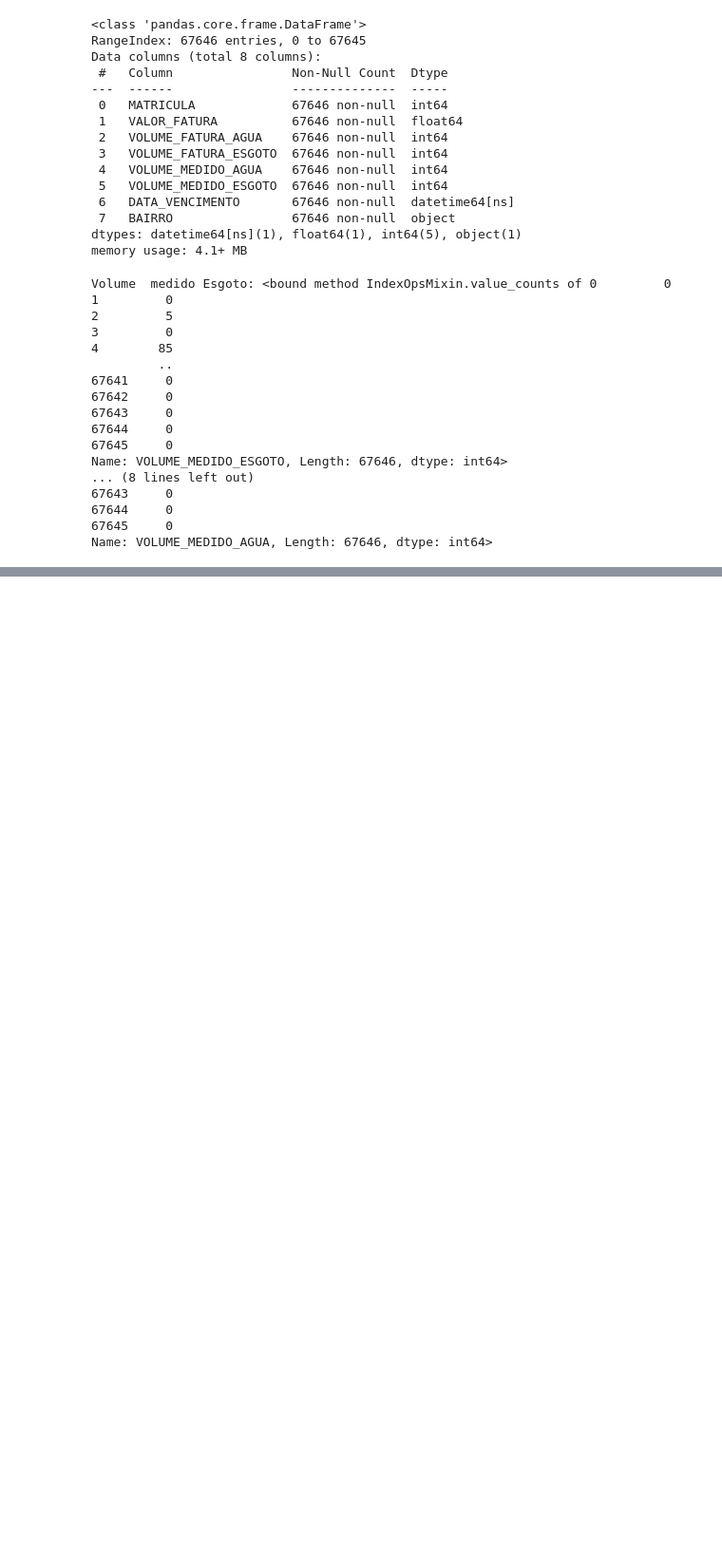
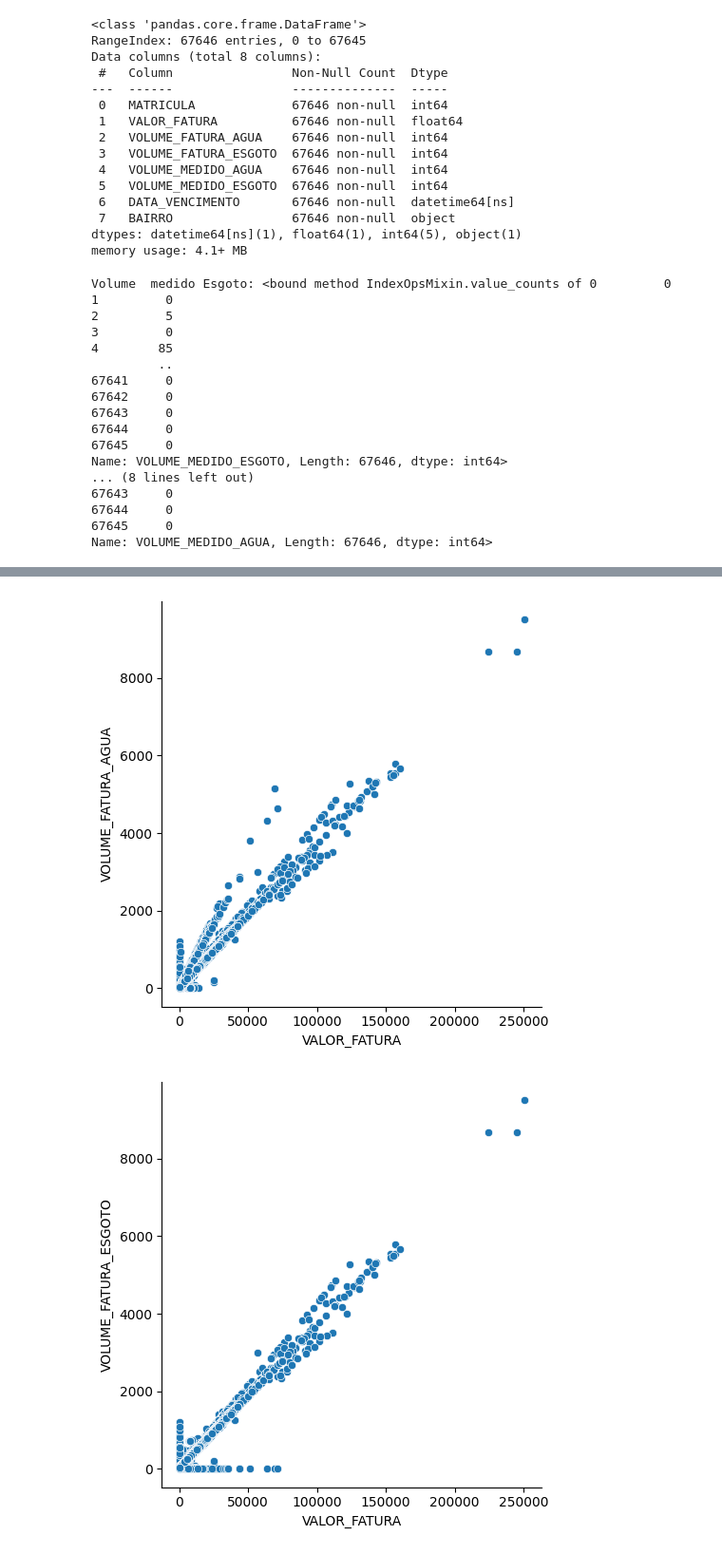
Before and after one commit to redsonlopez/water_forecast, a Jupyter notebook: notebooks/eda/water_eda.ipynb, the cells around one changed output, grey strips where cells are left out. Shown at 95% size. Drawn from its saved outputs; the diff is of its cells as text; code cells hidden in the pictures; blank space fills up the shorter version.

```diff
--- a/notebooks/eda/water_eda.ipynb
+++ b/notebooks/eda/water_eda.ipynb
@@ -206,3 +206,11 @@ df.head(10)
 # %%
 # Exportação do arquivo processado
 df2.to_csv("../../data/processed/processed_test.csv", index=False, encoding="utf-8")
+# %%
+sns.relplot(x= df2["VALOR_FATURA"], y= df2["VOLUME_FATURA_AGUA"])
+sns.relplot(x= df2["VALOR_FATURA"], y= df2["VOLUME_FATURA_ESGOTO"])
+sns.relplot(x= df2["VALOR_FATURA"], y= df2["VOLUME_MEDIDO_AGUA"])
+sns.relplot(x= df2["VALOR_FATURA"], y= df2["VOLUME_MEDIDO_ESGOTO"]);
+# %% [output]
+[figure, added]
+[figure, added]
```
Also changed, not shown: parts of 1 cell of this notebook.
